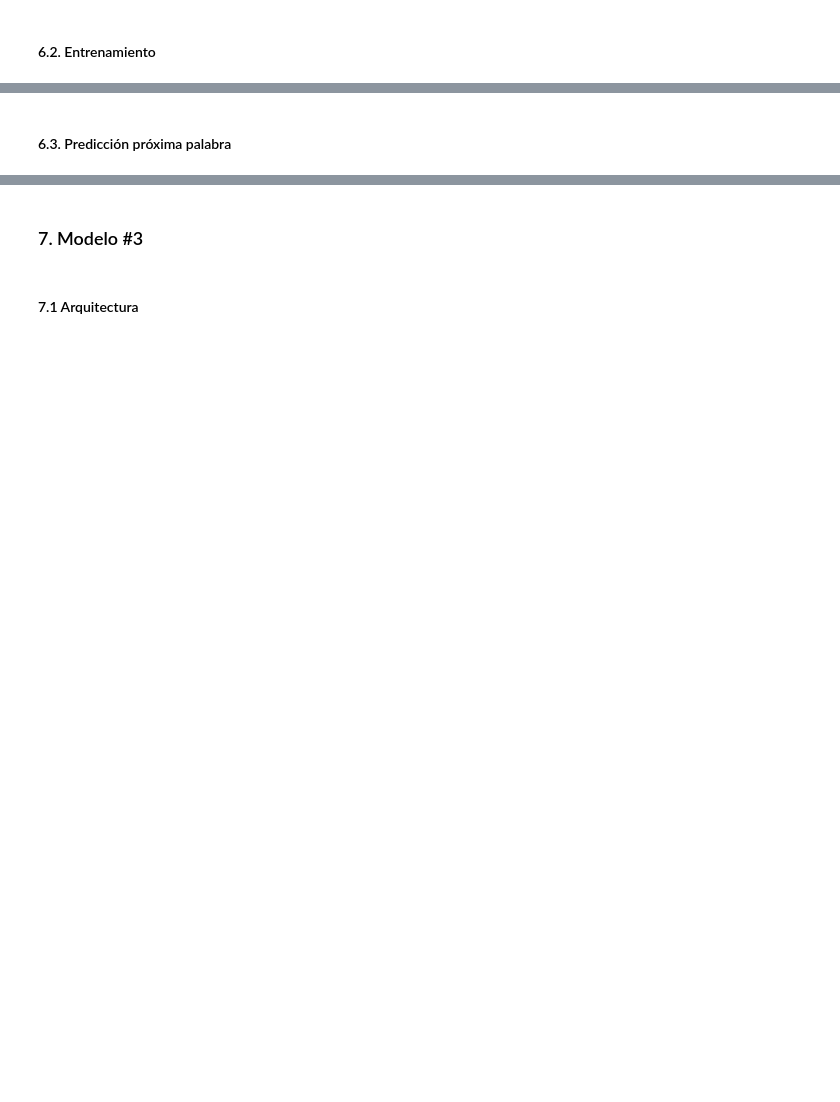
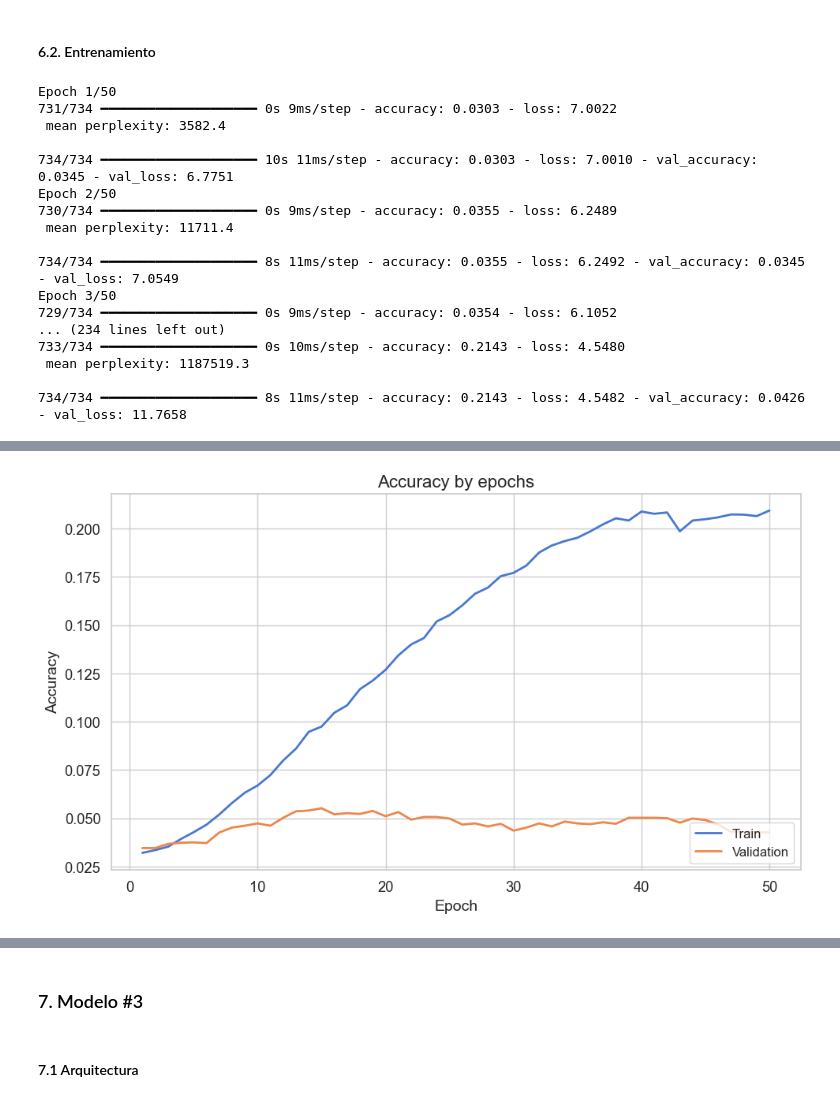
Before and after one commit to bdesia/nlp1, a Jupyter notebook: Desafio3/Desafio_3.ipynb, the cells around one changed output, grey strips where cells are left out. Cells and saved outputs as stored; diff of their text form; code cells hidden in the pictures; blank space fills up the shorter version.

```diff
--- a/Desafio3/Desafio_3.ipynb
+++ b/Desafio3/Desafio_3.ipynb
@@ -490,9 +475,15 @@ Usamos la misma arquitectura pero aplicamos Bidirectional en las capas LSTM para
 # %%
+from keras.layers import Dropout
+
+cfg.fc_units = 32
+cfg.dropout = 0.20
+
 model2 = Sequential()
 model2.add(Embedding(input_dim =total_words + 1, output_dim = cfg.embedding_dim, input_shape=(max_context_size,)))
-model2.add(Bidirectional(LSTM(cfg.lstm_units, return_sequences=True)))
+model2.add(LSTM(cfg.lstm_units, return_sequences=True))
 model2.add(Dropout(cfg.dropout))
 model2.add(LSTM(cfg.lstm_units)) # La última capa LSTM no lleva return_sequences
+model2.add(Dropout(cfg.dropout))
 model2.add(Dense(cfg.fc_units, activation='relu'))
 
 # Predicción de clasificación con softmax
@@ -502,6 +515,9 @@ model2.summary()
 # %% [markdown]
 #### 6.2. Entrenamiento
 # %%
+# Reiniciamos el optimizador
+optimizer = Adam(learning_rate=lr_schedule)
+
 # Compilamos el modelo
 model2.compile(loss=SparseCategoricalCrossentropy(), optimizer=optimizer, metrics=['accuracy'])
 
@@ -535,8 +551,8 @@ else:
     plt.figure(figsize=(10, 6))
 
     # Plotear accuracy de entrenamiento y validación
-    sns.lineplot(x=epoch_count, y=history.history['accuracy'], label='Entreno', linewidth=2)
-    sns.lineplot(x=epoch_count, y=history.history['val_accuracy'], label='Validación', linewidth=2)
+    sns.lineplot(x=epoch_count, y=history.history['accuracy'], label='Train', linewidth=2)
+    sns.lineplot(x=epoch_count, y=history.history['val_accuracy'], label='Validation', linewidth=2)
 
     # Añadir títulos y etiquetas
     plt.title('Accuracy by epochs', fontsize=16)
@@ -548,3 +564,21 @@ else:
     plt.grid(True)
     plt.tight_layout()
     plt.show()
+# %% [output]
+Epoch 1/50
+731/734 ━━━━━━━━━━━━━━━━━━━━ 0s 9ms/step - accuracy: 0.0303 - loss: 7.0022
+ mean perplexity: 3582.4
+
+734/734 ━━━━━━━━━━━━━━━━━━━━ 10s 11ms/step - accuracy: 0.0303 - loss: 7.0010 - val_accuracy: 0.0345 - val_loss: 6.7751
+Epoch 2/50
+730/734 ━━━━━━━━━━━━━━━━━━━━ 0s 9ms/step - accuracy: 0.0355 - loss: 6.2489
+ mean perplexity: 11711.4
+
+734/734 ━━━━━━━━━━━━━━━━━━━━ 8s 11ms/step - accuracy: 0.0355 - loss: 6.2492 - val_accuracy: 0.0345 - val_loss: 7.0549
+Epoch 3/50
+729/734 ━━━━━━━━━━━━━━━━━━━━ 0s 9ms/step - accuracy: 0.0354 - loss: 6.1052
+... (234 lines left out)
+733/734 ━━━━━━━━━━━━━━━━━━━━ 0s 10ms/step - accuracy: 0.2143 - loss: 4.5480
+ mean perplexity: 1187519.3
+
+734/734 ━━━━━━━━━━━━━━━━━━━━ 8s 11ms/step - accuracy: 0.2143 - loss: 4.5482 - val_accuracy: 0.0426 - val_loss: 11.7658
@@ -551,2 +586 @@ else:
+[figure, added]
-# %% [markdown]
-#### 6.3. Predicción próxima palabra
```
Also changed, not shown: parts of 56 cells of this notebook, 5 other files.
